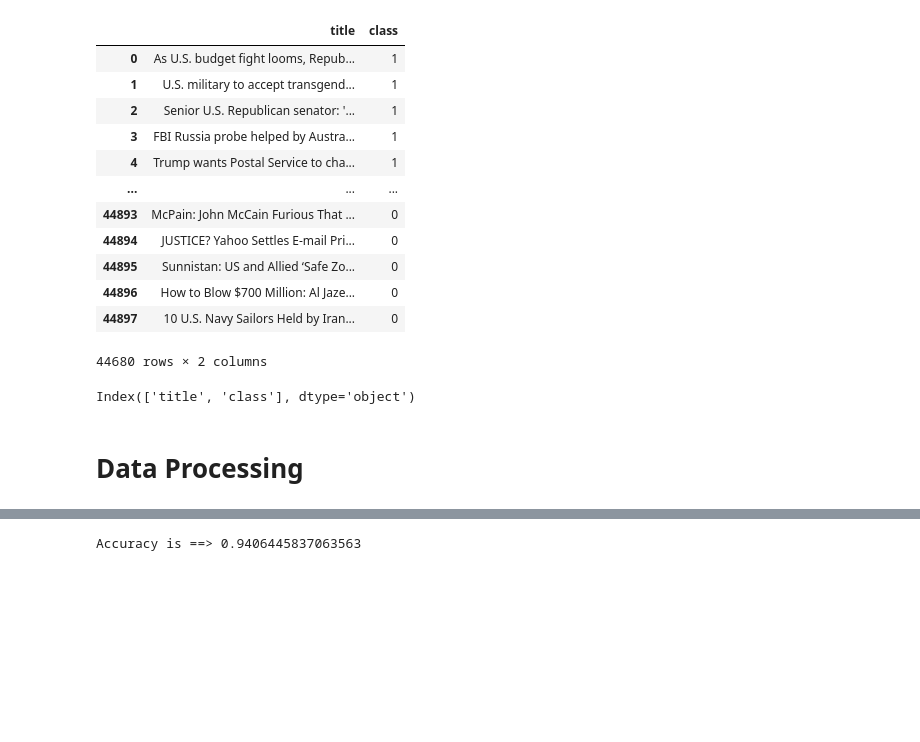
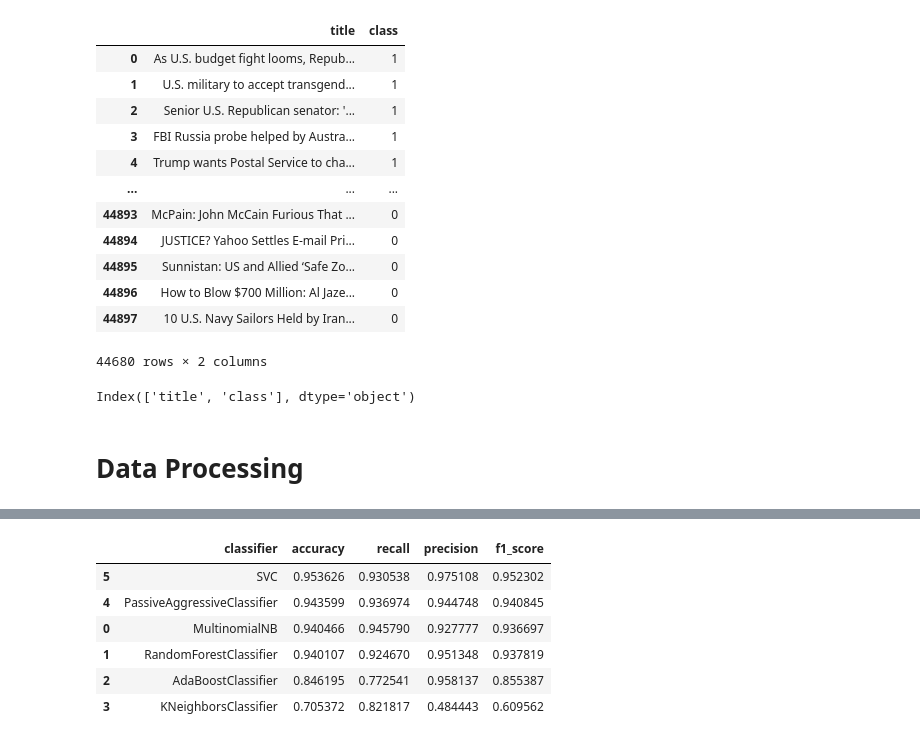
Before and after one commit to Shannon-Watts/fake_news_ML, a Jupyter notebook: notebooks/FakeRealNewsmodels.ipynb, the cells around one changed output, grey strips where cells are left out. Drawn from its saved outputs; the diff is of its cells as text; code cells hidden in the pictures; blank space fills up the shorter version.

```diff
--- a/notebooks/FakeRealNewsmodels.ipynb
+++ b/notebooks/FakeRealNewsmodels.ipynb
@@ -529,5 +557,0 @@ Accuracy is ==> 0.7404655326768129
-# %%
-# PassiveAggressive Classifier
-train_models(classifier=PassiveAggressiveClassifier(), X_train=X_train, y_train=y_train, x_test=x_test, y_test=y_test)
-# %% [output]
-Accuracy is ==> 0.9406445837063563
@@ -542,0 +558,12 @@ print(f"Loss: {model_loss}, Accuracy: {model_accuracy}")
+# %%
+sorted_results = results_df.sort_values(by='accuracy', ascending=False)
+# %%
+sorted_results
+# %% [output]
+|  | classifier | accuracy | recall | precision | f1_score |
+| 5 | SVC | 0.953626 | 0.930538 | 0.975108 | 0.952302 |
+| 4 | PassiveAggressiveClassifier | 0.943599 | 0.936974 | 0.944748 | 0.940845 |
+| 0 | MultinomialNB | 0.940466 | 0.945790 | 0.927777 | 0.936697 |
+| 1 | RandomForestClassifier | 0.940107 | 0.924670 | 0.951348 | 0.937819 |
+| 2 | AdaBoostClassifier | 0.846195 | 0.772541 | 0.958137 | 0.855387 |
+| 3 | KNeighborsClassifier | 0.705372 | 0.821817 | 0.484443 | 0.609562 |
```
Also changed, not shown: parts of 24 cells of this notebook.
